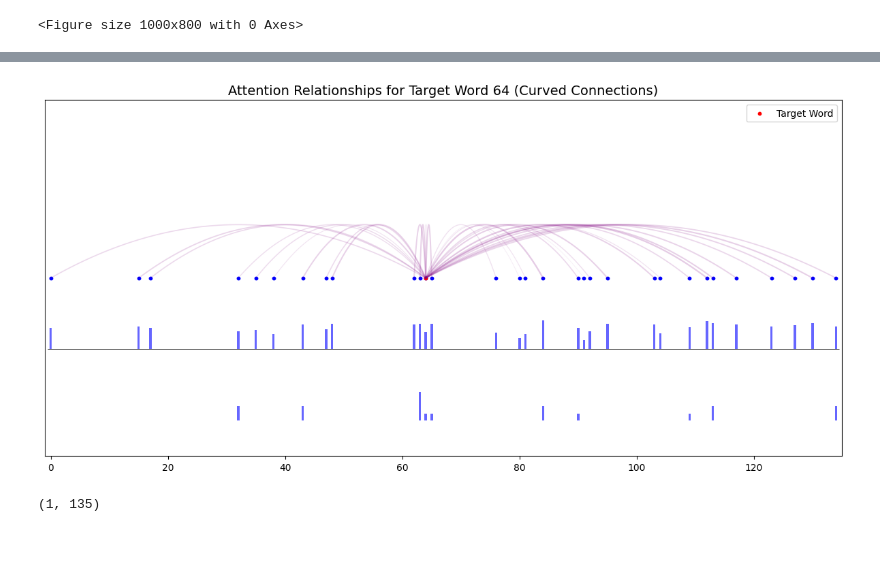
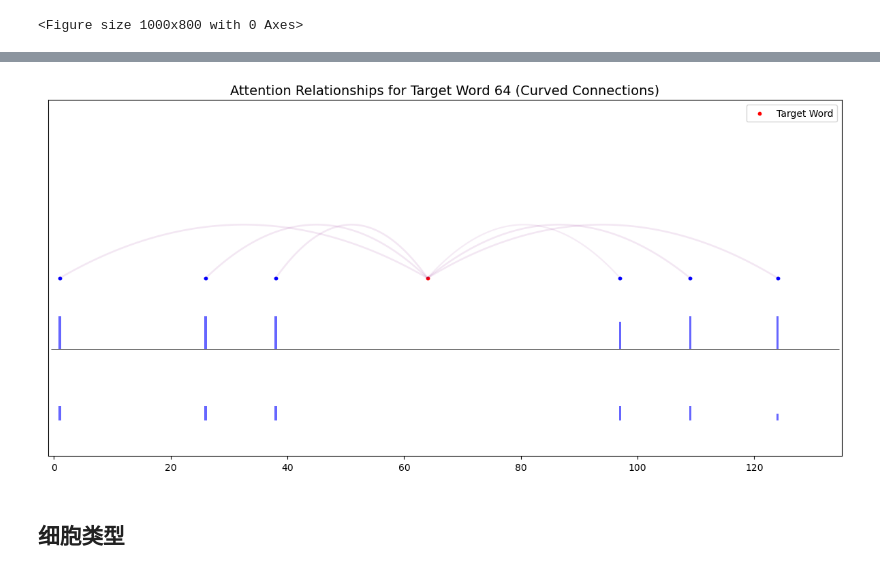
Before and after one commit to heng-qiu/OCRBert, a Jupyter notebook: model_test.ipynb, the cells around one changed output, grey strips where cells are left out. Drawn from its saved outputs; the diff is of its cells as text; code cells hidden in the pictures; blank space fills up the shorter version.

```diff
--- a/model_test.ipynb
+++ b/model_test.ipynb
@@ -150,6 +180,6 @@ test_loader = DataLoader(OCRBDataset(test_dataset, vocab, mask_id),
 # %%
 from OCRBert import OCRBTrainer
 # %%
-model=OCRBTrainer(vocab_size= len(vocab)+2, train_dataloader= train_loader, test_dataloader=test_loader,cuda_devices='cuda:1')
+model=OCRBTrainer(vocab_size= len(vocab)+2, train_dataloader= train_loader, test_dataloader=test_loader,cuda_devices='cuda:1',warmup_steps=150)
 # %% [output]
 Total Parameters: 114834
@@ -160,2 +185,0 @@ device(type='cuda', index=1)
-# %%
-model.train(200)
@@ -190,0 +186,7 @@ EP:200 Model Saved on: output/OCRB_trained.model.ep200
+# %%
+for epoch in range(10):
+    model.train(epoch)
+    model.save(epoch)
+
+    if test_loader is not None:
+        model.test(epoch)
@@ -230,5 +243,5 @@ torch.Size([69249, 135, 135])
 # %%
 import torch
-a=torch.from_numpy(GAP_data.toarray()[68745])
+a=torch.from_numpy(GAP_data.toarray()[0])
 a
 # %% [output]
@@ -327,7 +333,7 @@ import numpy as np
 seq_len=135
 # 选择一个目标词，提取该词的注意力列（假设是第 15 个词）
 target_word_idx = 64
-target_attention = attn[68745][target_word_idx]
+target_attention = attn[0][target_word_idx]
 target_attention
 
 # 准备绘图
@@ -339,7 +345,7 @@ y_position = 1.0  # 目标词的 y 轴位置
 bar_base = 0.8  # 其他词的 y 轴位置
 # 曲线的控制参数
 curve_amplitude = 0.3  # 曲线的最大弯曲幅度
-linewidth_scale = 40  # 连线粗细放大系数
+linewidth_scale = 10  # 连线粗细放大系数
 # 绘制连线（目标词到其他词）
 
 for i, attn_weight in enumerate(np.array(target_attention)):
@@ -357,7 +363,7 @@ for i, attn_weight in enumerate(np.array(target_attention)):
         # 绘制曲线
         ax.plot(
             bezier_x, bezier_y,
-            alpha=min(attn_weight * 5, 1.0),  # 曲线透明度由注意力值决定
+            alpha=min(attn_weight * 0.5, 1.0),  # 曲线透明度由注意力值决定
             color="purple",
             linewidth=attn_weight * linewidth_scale  # 曲线粗细由注意力值决定
         )
@@ -366,7 +372,7 @@ for i, attn_weight in enumerate(np.array(target_attention)):
 
         ax.bar(
             i,  # 柱子的 x 轴位置
-            attn_weight * 2,  # 柱子的高度，根据注意力值缩放
+            attn_weight * 0.5,  # 柱子的高度，根据注意力值缩放
             color="blue",
             alpha=0.6,
             width=0.4,
@@ -375,41 +381,39 @@ for i, attn_weight in enumerate(np.array(target_attention)):
 
         ax.bar(
             i,  # 柱子的 x 轴位置
-            GAP_data[68745].toarray()[0][i] * 0.02,  # 柱子的高度，根据注意力值缩放
+            GAP_data[0].toarray()[0][i] * 0.02,  # 原始peak值
             color="blue",
             alpha=0.6,
             width=0.4,
             bottom=0.6  # 柱子的底部设置为 bar_base（远低于点的 y_others）
         )
 
 # 标注目标词和其他词的位置
 # ax.scatter(x_positions, [y_others] * seq_len, color="blue", s=50, label="Words")  # 其他词
 # 添加柱子底部的水平连接线
 ax.hlines(
     y=bar_base,  # 线的 y 轴位置，与柱子的底部一致
     xmin=-0.5,  # 线的起始 x 位置
     xmax=seq_len - 0.5,  # 线的结束 x 位置
     colors="black",  # 线的颜色
     linewidth=0.5,  # 线的宽度
     linestyles="-"  # 线的样式（虚线）
 )
 # 在目标词位置绘制点
 ax.scatter([target_word_idx], [y_position], color="red", s=10, label="Target Word")  # 目标词
 
 # 图形美化
 ax.set_xlim(-1, seq_len)  # x 轴范围
 ax.set_ylim(0.5, 1.5)  # y 轴范围
 # ax.set_xticks(x_positions)  # x 轴标注每个词的位置
 ax.set_yticks([])  # 不需要 y 轴刻度
 ax.set_title(f"Attention Relationships for Target Word {target_word_idx} (Curved Connections)", fontsize=14)
 ax.legend()
 
 # 显示图形
 plt.tight_layout()
 plt.show()
 # %% [output]
-[figure, old version]
+[figure, new version]
-# %%
-GAP_data[68745].toarray()
-# %% [output]
-(1, 135)
+# %% [markdown]
+## 细胞类型
```
Also changed, not shown: parts of 28 cells of this notebook, 1 other file.
